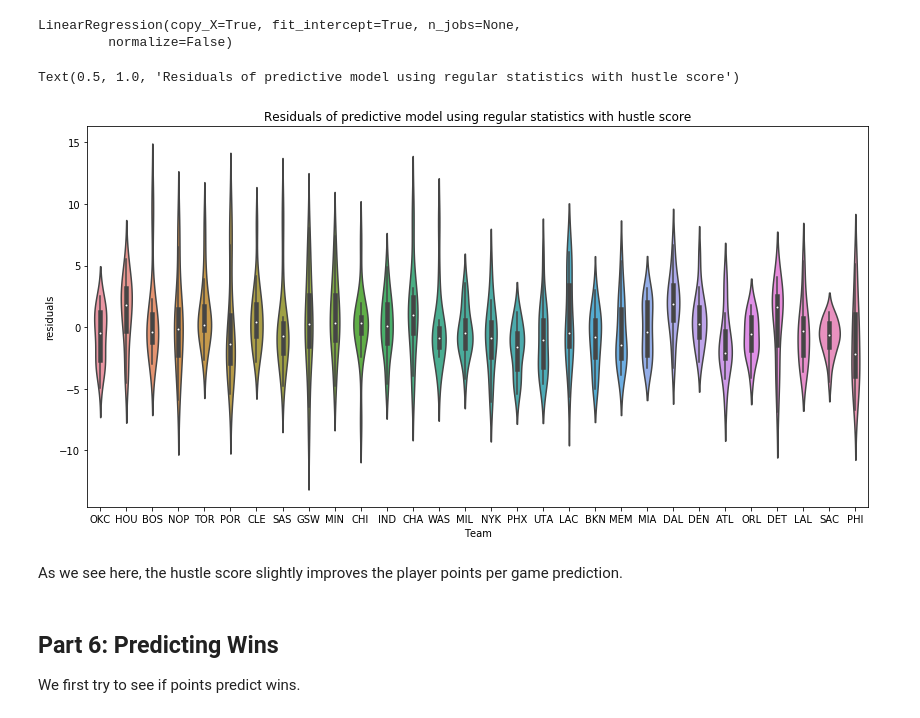
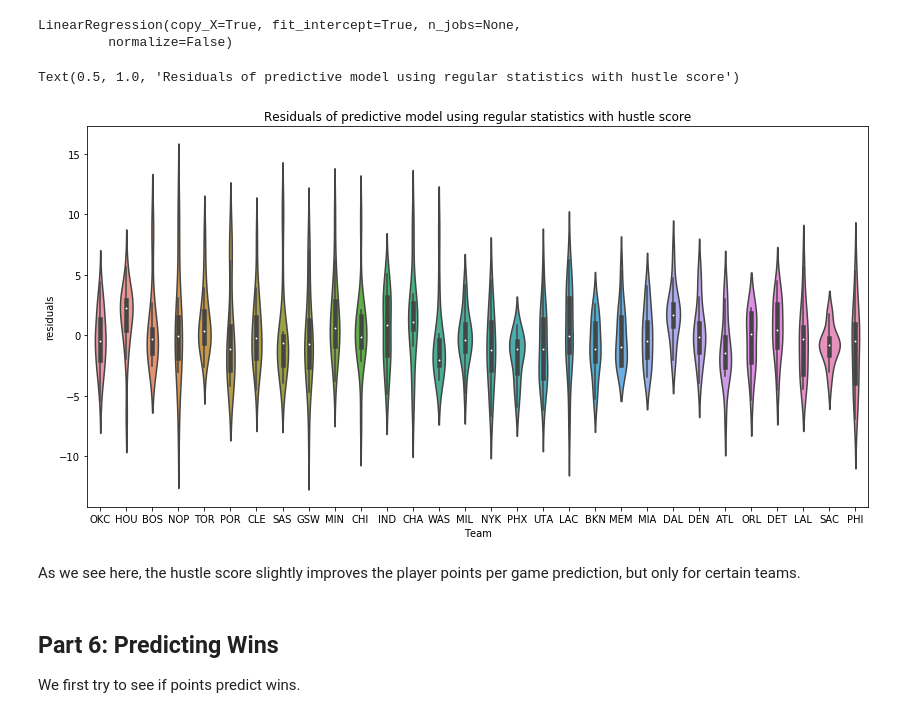
Before and after one commit to yairfax/CMSC320-final-project, a Jupyter notebook: Final Project-test.ipynb, the cells around one changed output. Saved outputs shown, nothing was run; the diff lists cells and outputs as text; code cells hidden in the pictures.

```diff
--- a/Final Project-test.ipynb
+++ b/Final Project-test.ipynb
@@ -632,12 +636,15 @@ regularStatsWithTeam.head()
 | 4 | DeMar DeRozan | 27.3 | 9.7 | 20.9 | 46.7 | 0.4 | 1.7 | 26.6 | 7.4 | 8.7 | ... | ... |
 5 rows × 21 columns
 # %%
+# Fit linear regression model
 regularStatsReg = LinearRegression()
-regularStatsReg.fit(regularStatsWithTeam[['REB', 'AST', 'STL', 'BLK', 'TOV']], regularStatsWithTeam['PTS'])
+regularStatsReg.fit(regularStatsWithTeam[['AST', 'BLK', 'TOV', 'DREB', 'FG%']], regularStatsWithTeam['PTS'])
 # %% [output]
 LinearRegression(copy_X=True, fit_intercept=True, n_jobs=None,
          normalize=False)
 # %%
-regularStatsWithTeam['residuals'] = regularStatsWithTeam['PTS'] - regularStatsReg.predict(regularStatsWithTeam[['REB', 'AST', 'STL', 'BLK', 'TOV']])
-violin = sns.violinplot(x="Team", y="residuals", data=regularStatsWithTeam)
+# Calculate residuals and plot
+regularStatsWithTeam['residuals'] = regularStatsWithTeam['PTS'] - regularStatsReg.predict(regularStatsWithTeam[['AST', 'BLK', 'TOV', 'DREB', 'FG%']])
+regViolin = sns.violinplot(x="Team", y="residuals", data=regularStatsWithTeam)
+regViolin.set_title("Residuals of Point Predictions based on Regular Statistics")
 # %% [output]
@@ -662,19 +671,19 @@ allStats.head()
 # %%
 # Perform the same regression as earlier but with the added hustle score column
 hustleRegularStatsReg = LinearRegression()
-hustleRegularStatsReg.fit(allStats[['REB', 'AST', 'STL', 'BLK', 'TOV', 'HustleScore']], allStats['PTS'])
+hustleRegularStatsReg.fit(allStats[['AST', 'BLK', 'TOV', 'DREB', 'FG%', 'HustleScore']], allStats['PTS'])
 # %% [output]
 LinearRegression(copy_X=True, fit_intercept=True, n_jobs=None,
          normalize=False)
 # %%
-allStats['residuals'] = allStats['PTS'] - hustleRegularStatsReg.predict(allStats[['REB', 'AST', 'STL', 'BLK', 'TOV', 'HustleScore']])
+allStats['residuals'] = allStats['PTS'] - hustleRegularStatsReg.predict(allStats[['AST', 'BLK', 'TOV', 'DREB', 'FG%', 'HustleScore']])
 violin = sns.violinplot(x="Team", y="residuals", data=allStats)
 violin.set_title("Residuals of predictive model using regular statistics with hustle score")
 # %% [output]
 Text(0.5, 1.0, 'Residuals of predictive model using regular statistics with hustle score')
-[figure, old version]
+[figure, new version]
 # %% [markdown]
-As we see here, the hustle score slightly improves the player points per game prediction.
+As we see here, the hustle score slightly improves the player points per game prediction, but only for certain teams.
 # %% [markdown]
 ## Part 6: Predicting Wins
 We first try to see if points predict wins.
```
Also changed, not shown: parts of 21 cells of this notebook.
